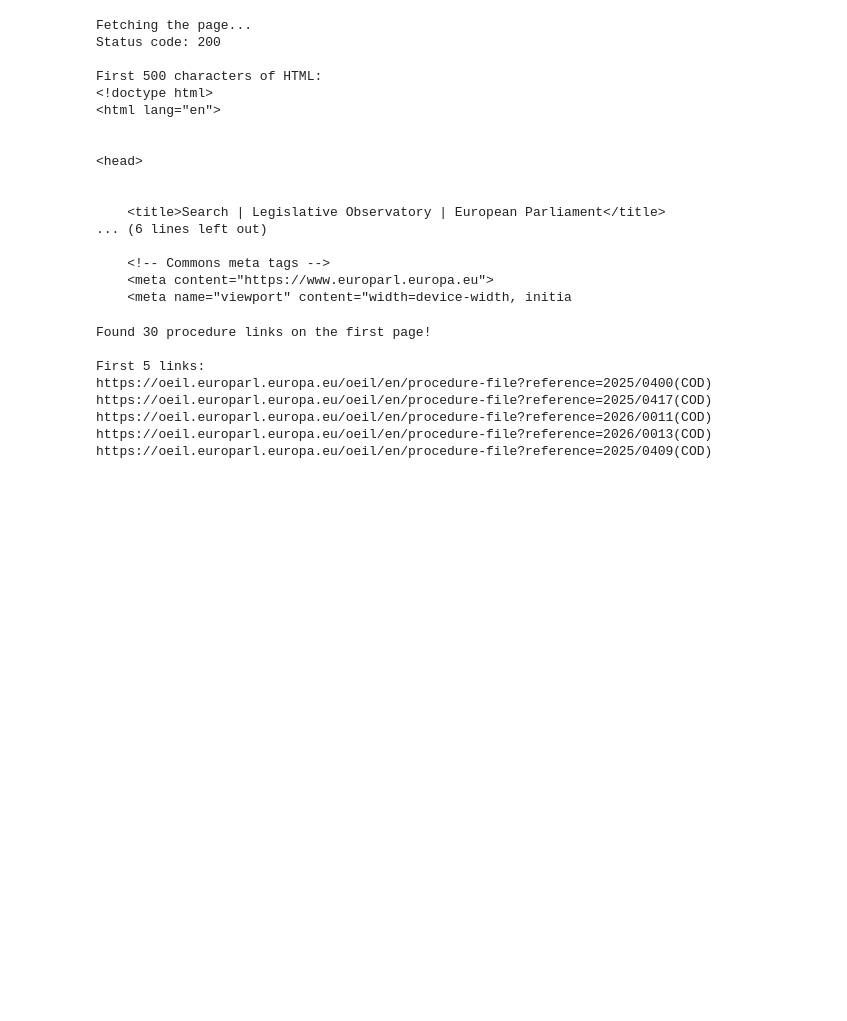
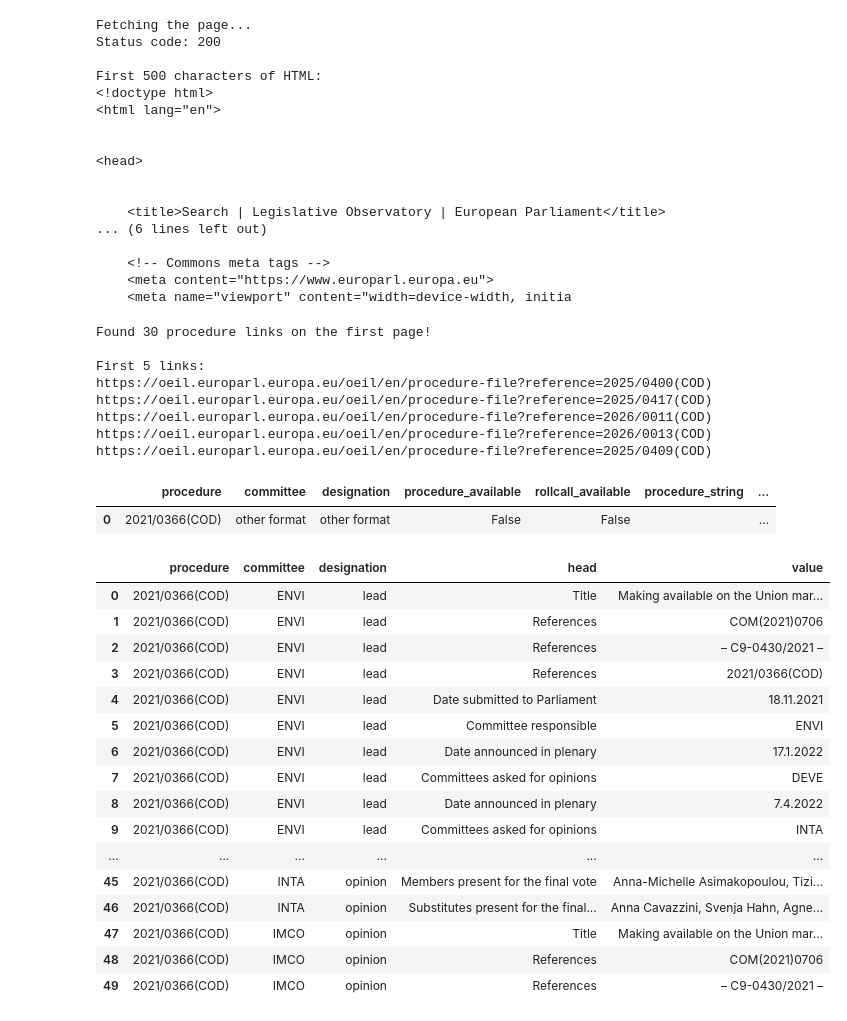
Before and after one commit to Palit2308/eu_legislation, a Jupyter notebook: scrapper/scrape_oeil_landing_page.ipynb, the cells around one changed output. Saved outputs shown, nothing was run; the diff lists cells and outputs as text; code cells hidden in the pictures; blank space fills up the shorter version.

```diff
--- a/scrapper/scrape_oeil_landing_page.ipynb
+++ b/scrapper/scrape_oeil_landing_page.ipynb
@@ -208,0 +454,10 @@ df_all.to_csv('oeil_all_procedures_landing_page.csv', index=False)
+# %%
+df = get_committee_votes_with_html(
+    url='https://www.europarl.europa.eu/doceo/document/A-4-1995-0221_EN.html',
+    procedure_number='2021/0366(COD)'
+)
+
+df
+# %% [output]
+|  | procedure | committee | designation | procedure_available | rollcall_available | procedure_string | ... |
+| 0 | 2021/0366(COD) | other format | other format | False | False |  | ... |
@@ -208,0 +649,2 @@ df_all.to_csv('oeil_all_procedures_landing_page.csv', index=False)
+# %%
+df = pd.read_csv('bld\\test_procedures_committee_vote_info.csv')
@@ -208,0 +804,22 @@ df_all.to_csv('oeil_all_procedures_landing_page.csv', index=False)
+# %%
+df_long = expand_committee_procedure(df)
+
+df_long.head(50)
+# %% [output]
+|  | procedure | committee | designation | head | value |
+| 0 | 2021/0366(COD) | ENVI | lead | Title | Making available on the Union mar... |
+| 1 | 2021/0366(COD) | ENVI | lead | References | COM(2021)0706 |
+| 2 | 2021/0366(COD) | ENVI | lead | References | – C9-0430/2021 – |
+| 3 | 2021/0366(COD) | ENVI | lead | References | 2021/0366(COD) |
+| 4 | 2021/0366(COD) | ENVI | lead | Date submitted to Parliament | 18.11.2021 |
+| 5 | 2021/0366(COD) | ENVI | lead | Committee responsible | ENVI |
+| 6 | 2021/0366(COD) | ENVI | lead | Date announced in plenary | 17.1.2022 |
+| 7 | 2021/0366(COD) | ENVI | lead | Committees asked for opinions | DEVE |
+| 8 | 2021/0366(COD) | ENVI | lead | Date announced in plenary | 7.4.2022 |
+| 9 | 2021/0366(COD) | ENVI | lead | Committees asked for opinions | INTA |
+| ... | ... | ... | ... | ... | ... |
+| 45 | 2021/0366(COD) | INTA | opinion | Members present for the final vote | Anna-Michelle Asimakopoulou, Tizi... |
+| 46 | 2021/0366(COD) | INTA | opinion | Substitutes present for the final... | Anna Cavazzini, Svenja Hahn, Agne... |
+| 47 | 2021/0366(COD) | IMCO | opinion | Title | Making available on the Union mar... |
+| 48 | 2021/0366(COD) | IMCO | opinion | References | COM(2021)0706 |
+| 49 | 2021/0366(COD) | IMCO | opinion | References | – C9-0430/2021 – |
```
Also changed, not shown: parts of 3 cells of this notebook, 4 other files.
